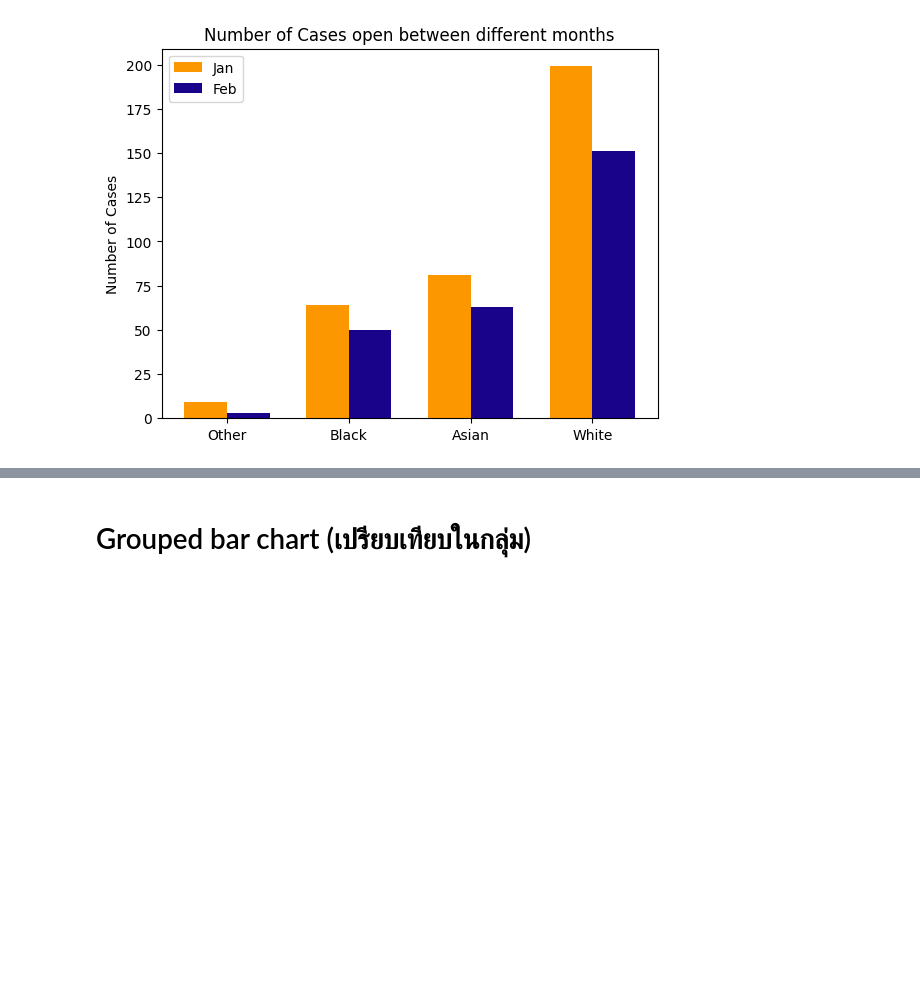
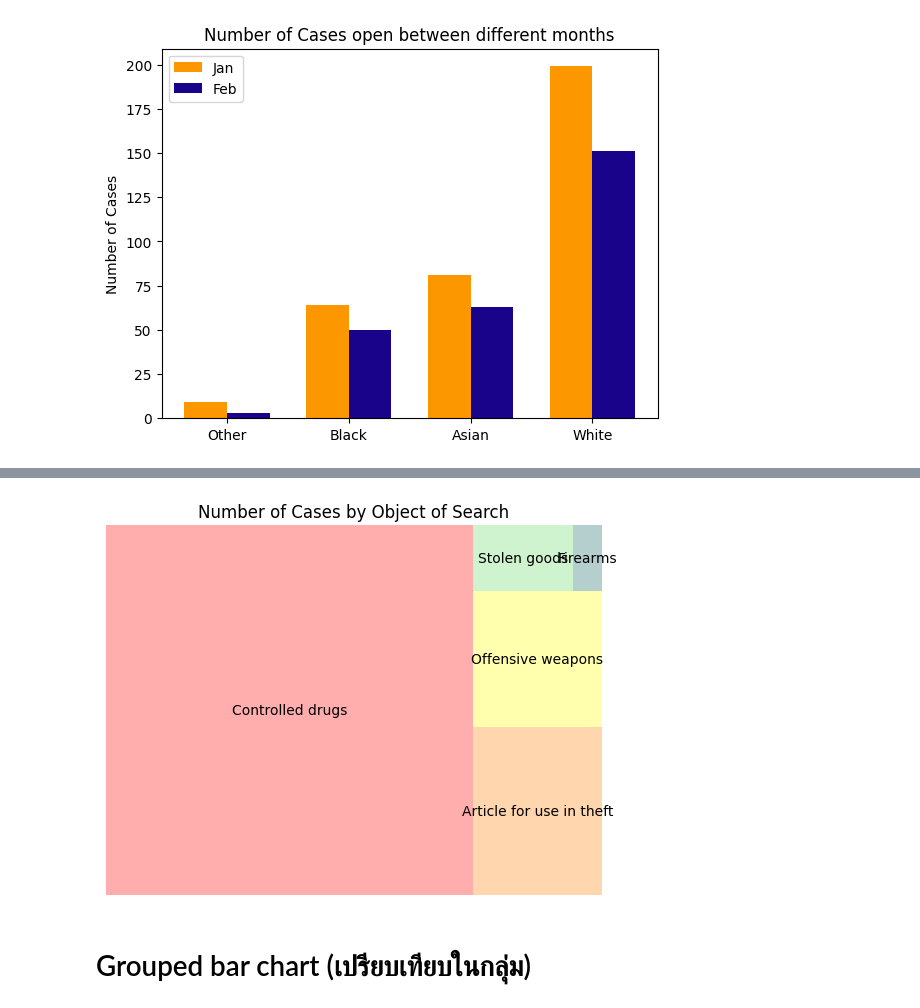
Before and after one commit to BabimBeam/dataviz2025, a Jupyter notebook: Copy_of_Visualize_Data_Comparison_2025.ipynb, the cells around one changed output, grey strips where cells are left out. Saved outputs shown, nothing was run; the diff lists cells and outputs as text; code cells hidden in the pictures; blank space fills up the shorter version.

```diff
--- a/Copy_of_Visualize_Data_Comparison_2025.ipynb
+++ b/Copy_of_Visualize_Data_Comparison_2025.ipynb
@@ -404,3 +425,21 @@ ax.legend();
+# %%
+import pandas as pd
+import matplotlib.pyplot as plt
+import squarify
+
+# Calculate the value counts for 'Object of search'
+object_of_search_counts = data['Object of search'].value_counts()
+
+# Define pastel colors (example)
+colors = ['#ff9999', '#ffcc99', '#ffff99', '#c2f0c2', '#a3c2c2']
+
+# Create the treemap with specified colors
+squarify.plot(sizes=object_of_search_counts.values, label=object_of_search_counts.index, alpha=.8, color=colors )
+plt.axis('off')
+plt.title('Number of Cases by Object of Search')
+plt.show();
+# %% [output]
+[figure, added]
 # %% [markdown]
 # Grouped bar chart (เปรียบเทียบในกลุ่ม)
 # %%
```
Also changed, not shown: parts of 4 cells of this notebook.
